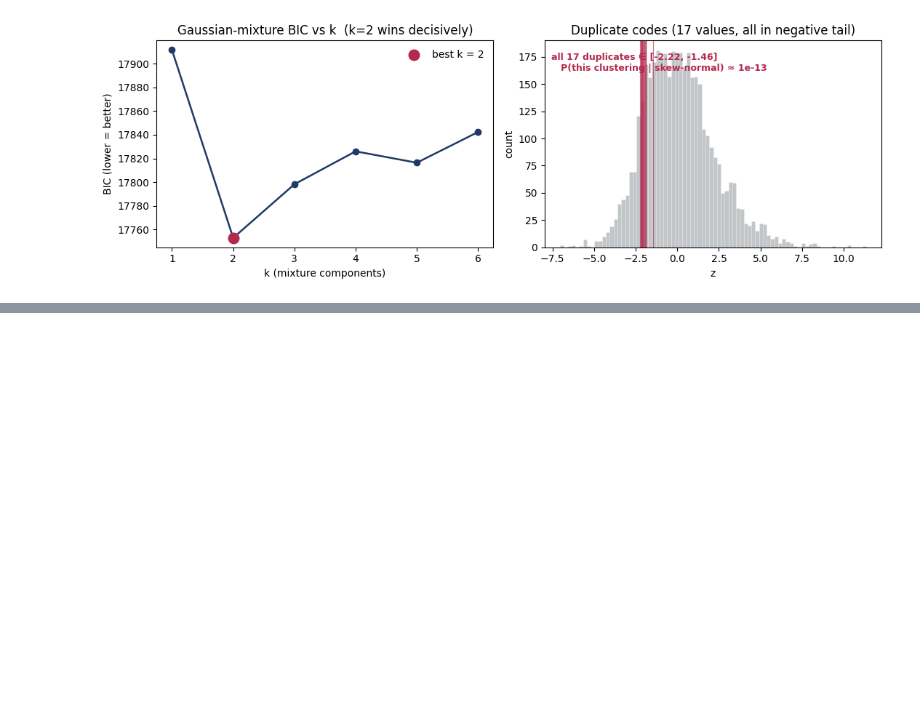
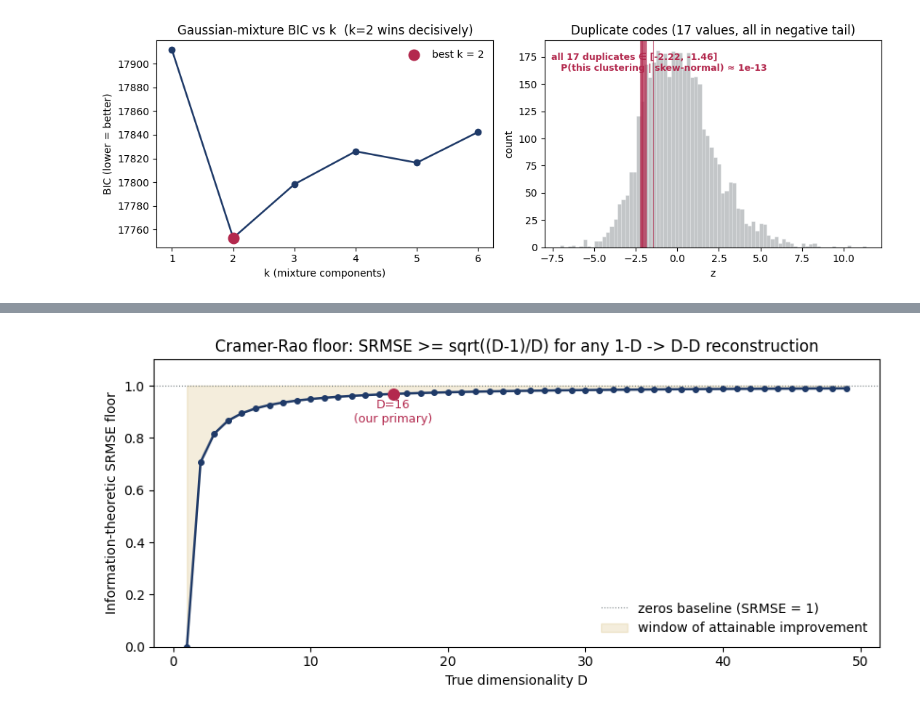
Before and after one commit to ladyFaye1998/pierce-the-veil-submission, a Jupyter notebook: notebook/pierce-the-veil-master.executed.ipynb, the cells around one changed output, grey strips where cells are left out. Cells and saved outputs as stored; diff of their text form; code cells hidden in the pictures; blank space fills up the shorter version.

```diff
--- a/notebook/pierce-the-veil-master.executed.ipynb
+++ b/notebook/pierce-the-veil-master.executed.ipynb
@@ -1132,0 +399,22 @@ Wrote submission.csv  shape=(4096, 16)  min=-0.1520  max=+0.8385  all_finite=Tru
+# %%
+Ds = np.arange(1, 50)
+floor = np.sqrt((Ds - 1) / Ds)
+fig, ax = plt.subplots(figsize=(8.5, 4.0))
+ax.plot(Ds, floor, color=NAVY, lw=1.8, marker="o", markersize=4)
+ax.axhline(1.0, color=GREY, lw=0.8, ls=":", label="zeros baseline (SRMSE = 1)")
+ax.fill_between(Ds, floor, 1.0, color=GOLD, alpha=0.18,
+                label="window of attainable improvement")
+for D, label in [(16, "D=16\n(our primary)"), (132, "D=132\n(paper §10.1)")]:
+    if D <= Ds.max():
+        ax.scatter([D], [np.sqrt((D - 1) / D)], color=CRIM, s=70, zorder=5)
+        ax.annotate(label, (D, np.sqrt((D - 1) / D)),
+                    xytext=(D, 0.86), color=CRIM, fontsize=9, ha="center",
+                    arrowprops=dict(arrowstyle="-", color=CRIM, lw=0.8))
+ax.set_xlabel("True dimensionality D")
+ax.set_ylabel("Information-theoretic SRMSE floor")
+ax.set_title("Cramer-Rao floor: SRMSE >= sqrt((D-1)/D) for any 1-D -> D-D reconstruction")
+ax.set_ylim(0.0, 1.1)
+ax.legend(frameon=False, loc="lower right")
+fig.tight_layout(); plt.show()
+# %% [output]
+[figure, added]
```
Also changed, not shown: parts of 43 cells of this notebook, 12 other files.
